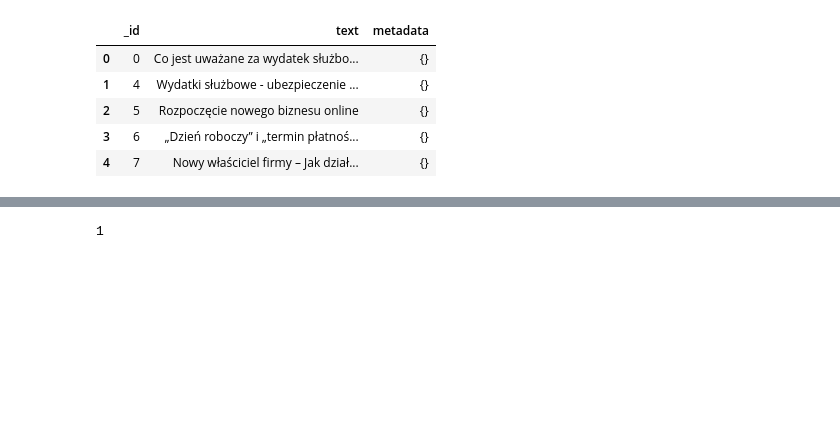
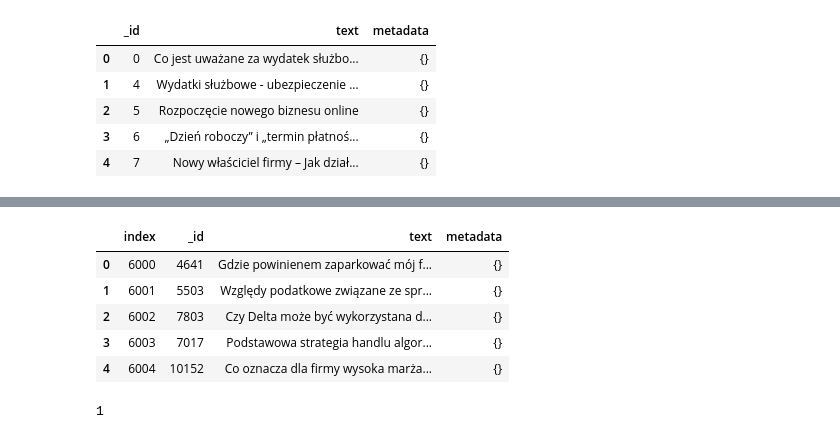
Before and after one commit to Thematiq/nlp, a Jupyter notebook: labs/lab2/lab2.ipynb, the cells around one changed output, grey strips where cells are left out. Drawn from its saved outputs; the diff is of its cells as text; code cells hidden in the pictures; blank space fills up the shorter version.

```diff
--- a/labs/lab2/lab2.ipynb
+++ b/labs/lab2/lab2.ipynb
@@ -316,3 +300,13 @@ qa.head()
+# %%
+questions = questions[questions['_id'].isin(qa['query-id'])].reset_index()
+questions.head()
+# %% [output]
+|  | index | _id | text | metadata |
+| 0 | 6000 | 4641 | Gdzie powinienem zaparkować mój f... | {} |
+| 1 | 6001 | 5503 | Względy podatkowe związane ze spr... | {} |
+| 2 | 6002 | 7803 | Czy Delta może być wykorzystana d... | {} |
+| 3 | 6003 | 7017 | Podstawowa strategia handlu algor... | {} |
+| 4 | 6004 | 10152 | Co oznacza dla firmy wysoka marża... | {} |
 # %%
 qa['score'].nunique()
 # %% [output]
```
Also changed, not shown: parts of 24 cells of this notebook, 1 other file.
